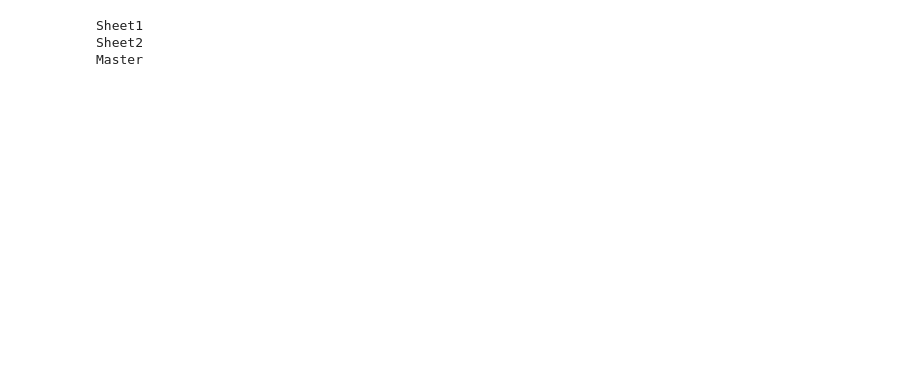
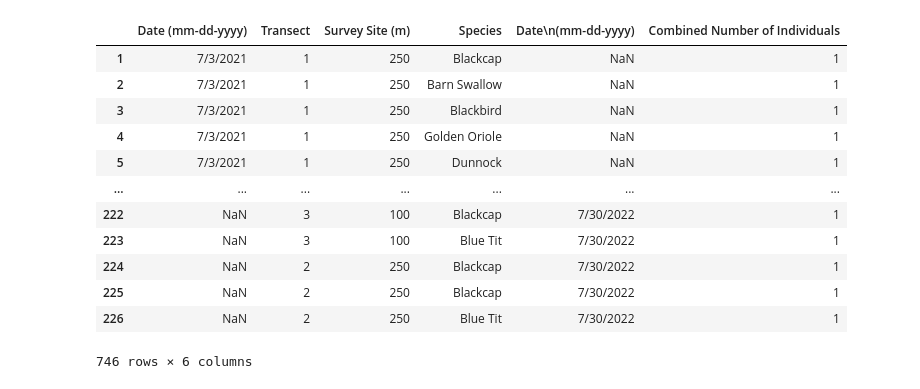
Before and after one commit to ViviennePetracca/MST-Data-Analysis, a Jupyter notebook: Research_Project.ipynb, the cells around one changed output. Drawn from its saved outputs; the diff is of its cells as text; code cells hidden in the pictures; blank space fills up the shorter version.

```diff
--- a/Research_Project.ipynb
+++ b/Research_Project.ipynb
@@ -23,10 +30,0 @@ import pandas as pd
-# %%
-#3 Defines the different sheets as variables
-
-
-for ws in wb.worksheets():
-  print(ws.title)
-# %% [output]
-Sheet1
-Sheet2
-Master
@@ -40,0 +48,25 @@ pd.DataFrame.from_records(rows)
+# %%
+#Delete rows that include x (Null values/Above or below a certain value/ a certain name)
+
+#Null Values
+#df = Masterdf.dropna()
+
+
+#Column name, value 'if not number'
+df = Masterdf[df.Species != 'Lesser Whitethroat']
+
+df
+# %% [output]
+|  | Date (mm-dd-yyyy) | Transect | Survey Site (m) | Species | Date\n(mm-dd-yyyy) | Combined Number of Individuals |
+| 1 | 7/3/2021 | 1 | 250 | Blackcap | NaN | 1 |
+| 2 | 7/3/2021 | 1 | 250 | Barn Swallow | NaN | 1 |
+| 3 | 7/3/2021 | 1 | 250 | Blackbird | NaN | 1 |
+| 4 | 7/3/2021 | 1 | 250 | Golden Oriole | NaN | 1 |
+| 5 | 7/3/2021 | 1 | 250 | Dunnock | NaN | 1 |
+| ... | ... | ... | ... | ... | ... | ... |
+| 222 | NaN | 3 | 100 | Blackcap | 7/30/2022 | 1 |
+| 223 | NaN | 3 | 100 | Blue Tit | 7/30/2022 | 1 |
+| 224 | NaN | 2 | 250 | Blackcap | 7/30/2022 | 1 |
+| 225 | NaN | 2 | 250 | Blackcap | 7/30/2022 | 1 |
+| 226 | NaN | 2 | 250 | Blue Tit | 7/30/2022 | 1 |
+746 rows × 6 columns
```
Also changed, not shown: parts of 15 cells of this notebook.
